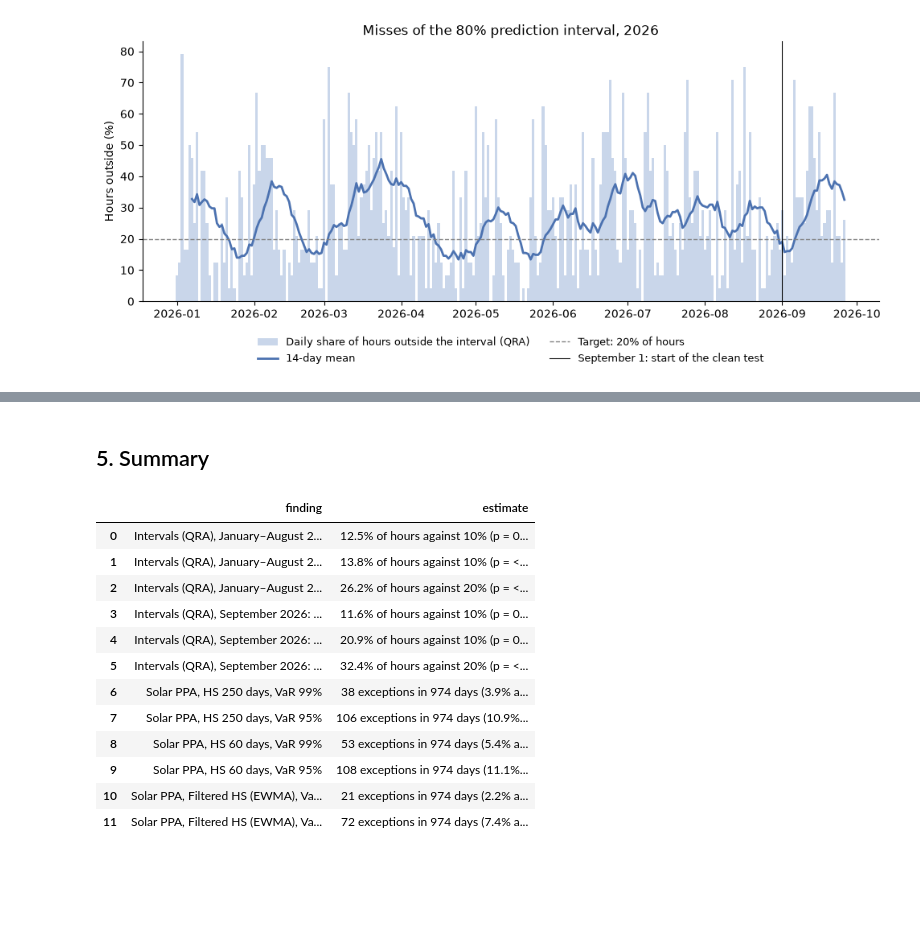
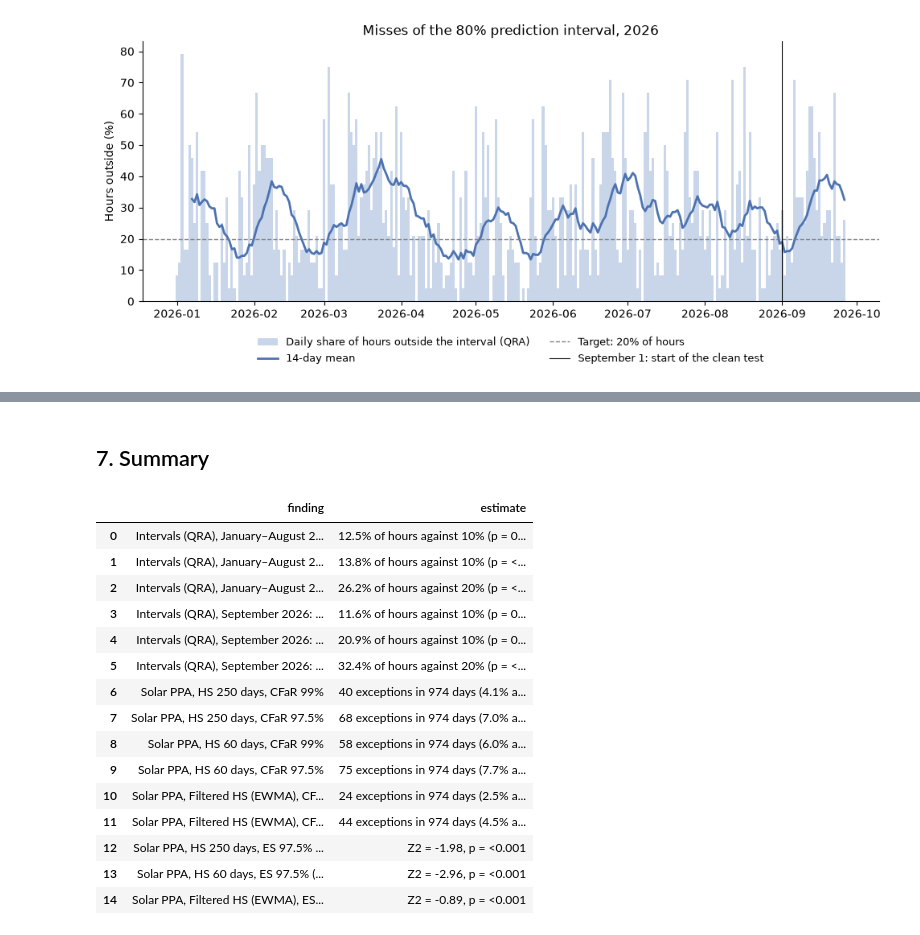
Before and after one commit to MangirdasMikalkenas/Weather_as_a_price_driver_-_Lithuanian_day-ahead_power_prices-_2023-2026, a Jupyter notebook: notebooks/04_risk_backtesting.ipynb, the cells around one changed output, grey strips where cells are left out. Saved outputs shown, nothing was run; the diff lists cells and outputs as text; code cells hidden in the pictures; blank space fills up the shorter version.

```diff
--- a/notebooks/04_risk_backtesting.ipynb
+++ b/notebooks/04_risk_backtesting.ipynb
@@ -339,0 +395,23 @@ plt.show()
+# %%
+# One setting changed at a time; 99% CFaR exceptions over the same 974 backtest days (about 10 expected)
+variants = [("base case", {}, {}),
+            ("PPA price 70 €/MWh", {"fixed_price": 70.0}, {}),
+            ("PPA price 100 €/MWh", {"fixed_price": 100.0}, {}),
+            ("performance ratio 0.75", {"performance_ratio": 0.75}, {}),
+            ("performance ratio 0.95", {"performance_ratio": 0.95}, {}),
+            ("history 125 days", {}, {"window": 125}),
+            ("history 360 days", {}, {"window": 360}),
+            ("EWMA λ = 0.90", {}, {"lam": 0.90}),
+            ("EWMA λ = 0.97", {}, {"lam": 0.97})]
+rows = []
+for name, flow_args, model_args in variants:
+    flows, _ = ppa_cashflow(**flow_args)
+    r = cfar_forecasts(flows, **model_args)
+    row = {"variant": name}
+    for model, label in [("HS", "historical simulation"), ("FHS", "filtered HS (EWMA)")]:
+        x = int((r["cash flow"] < -r[f"{model} CFaR 99%"]).sum())
+        row[f"{label}: exceptions"] = x
+        row[f"{label}: zone"] = traffic_light(x, len(r), 0.01)
+    rows.append(row)
+sensitivity = pd.DataFrame(rows).set_index("variant")
+sensitivity
@@ -340,39 +474,45 @@ plt.show()
 # %% [markdown]
-## 5. Summary
+## 7. Summary
 # %%
 def fmt(p):
-    return "<0.001" if p < 0.001 else f"{p:.3f}"
+    return "n/a" if pd.isna(p) else ("<0.001" if p < 0.001 else f"{p:.3f}")
 
 
 rows = []
 for period in PERIODS:
     for tail in TAILS:
         r = pooled[(pooled["method"] == "QRA") & (pooled["period"] == period) & (pooled["tail"] == tail)].iloc[0]
         h = summary_hours.loc[("QRA", period, tail)]
         rows.append([f"Intervals (QRA), {period}: price {tail}",
                      f"{100 * r['hit rate']:.1f}% of hours against {100 * r['expected']:.0f}% "
-                     f"(p = {fmt(r['p-value (clustered by day)'])}); Kupiec rejects in {h['Kupiec rejects']} of "
-                     f"{h['hours tested']} hours, Christoffersen in {h['Christoffersen rejects']}"])
-for _, r in var_results.iterrows():
-    rows.append([f"Solar PPA, {r['model']}, VaR {r['VaR level']}",
+                     f"(p = {fmt(r['p-value (clustered by day)'])}); the exact binomial test rejects in "
+                     f"{h['exact binomial rejects']} of {h['hours tested']} hours, Christoffersen in "
+                     f"{h['Christoffersen rejects']} of {h['hours with an independence test']}"])
+for _, r in cfar_results.iterrows():
+    rows.append([f"Solar PPA, {r['model']}, CFaR {r['level']}",
                  f"{r['hits']} exceptions in {r['days']} days ({100 * r['hit rate']:.1f}% against "
-                 f"{100 * r['expected']:.0f}%); Kupiec p = {fmt(r['Kupiec p'])}, Christoffersen p = "
+                 f"{100 * r['expected']:.1f}%); binomial p = {fmt(r['binomial p'])}, Christoffersen p = "
                  f"{fmt(r['Christoffersen p'])}; zones {r['zones by year']}"])
+for _, r in es_tests.iterrows():
+    rows.append([f"Solar PPA, {r['model']}, ES 97.5% (Acerbi–Szekely Z2)", f"Z2 = {r['Z2']:.2f}, p = {fmt(r['p-value'])}"])
 summary = pd.DataFrame(rows, columns=["finding", "estimate"])
 summary.to_csv(FIG / "q4_summary.csv", index=False)
 pd.set_option("display.max_colwidth", 200)
 summary
 # %% [output]
 |  | finding | estimate |
 | 0 | Intervals (QRA), January–August 2... | 12.5% of hours against 10% (p = 0... |
 | 1 | Intervals (QRA), January–August 2... | 13.8% of hours against 10% (p = <... |
 | 2 | Intervals (QRA), January–August 2... | 26.2% of hours against 20% (p = <... |
 | 3 | Intervals (QRA), September 2026: ... | 11.6% of hours against 10% (p = 0... |
 | 4 | Intervals (QRA), September 2026: ... | 20.9% of hours against 10% (p = 0... |
 | 5 | Intervals (QRA), September 2026: ... | 32.4% of hours against 20% (p = <... |
-| 6 | Solar PPA, HS 250 days, VaR 99% | 38 exceptions in 974 days (3.9% a... |
-| 7 | Solar PPA, HS 250 days, VaR 95% | 106 exceptions in 974 days (10.9%... |
-| 8 | Solar PPA, HS 60 days, VaR 99% | 53 exceptions in 974 days (5.4% a... |
-| 9 | Solar PPA, HS 60 days, VaR 95% | 108 exceptions in 974 days (11.1%... |
-| 10 | Solar PPA, Filtered HS (EWMA), Va... | 21 exceptions in 974 days (2.2% a... |
-| 11 | Solar PPA, Filtered HS (EWMA), Va... | 72 exceptions in 974 days (7.4% a... |
+| 6 | Solar PPA, HS 250 days, CFaR 99% | 40 exceptions in 974 days (4.1% a... |
+| 7 | Solar PPA, HS 250 days, CFaR 97.5% | 68 exceptions in 974 days (7.0% a... |
+| 8 | Solar PPA, HS 60 days, CFaR 99% | 58 exceptions in 974 days (6.0% a... |
+| 9 | Solar PPA, HS 60 days, CFaR 97.5% | 75 exceptions in 974 days (7.7% a... |
+| 10 | Solar PPA, Filtered HS (EWMA), CF... | 24 exceptions in 974 days (2.5% a... |
+| 11 | Solar PPA, Filtered HS (EWMA), CF... | 44 exceptions in 974 days (4.5% a... |
+| 12 | Solar PPA, HS 250 days, ES 97.5% ... | Z2 = -1.98, p = <0.001 |
+| 13 | Solar PPA, HS 60 days, ES 97.5% (... | Z2 = -2.96, p = <0.001 |
+| 14 | Solar PPA, Filtered HS (EWMA), ES... | Z2 = -0.89, p = <0.001 |
```
Also changed, not shown: parts of 16 cells of this notebook, 9 other files.
